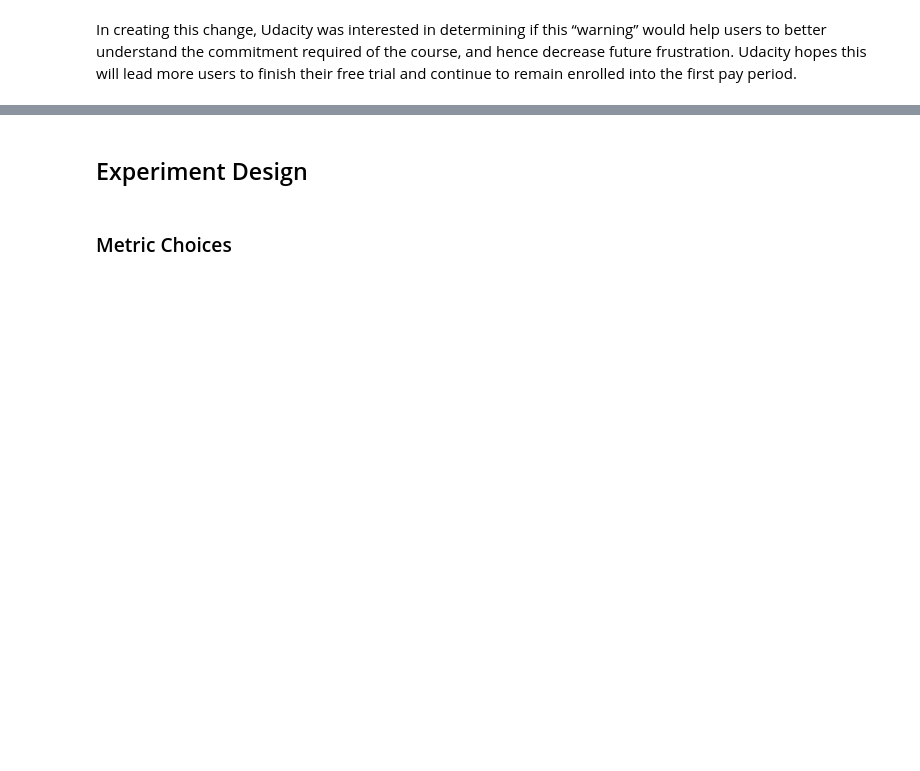
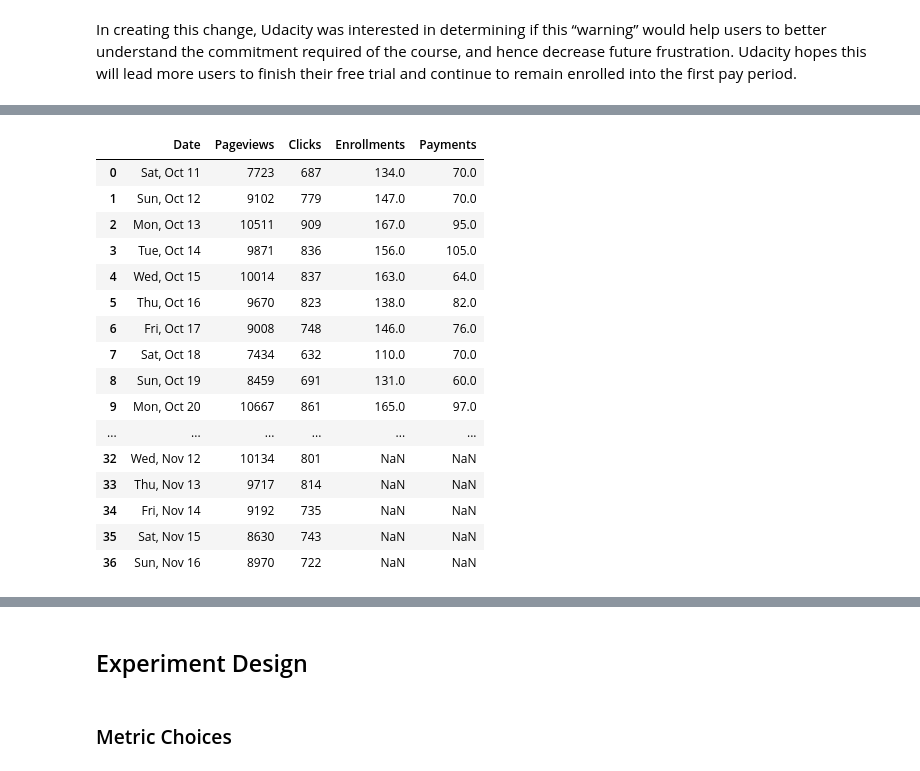
Before and after one commit to jaclynrich/design-analyze-ab-test, a Jupyter notebook: design-analyze-ab-test.ipynb, the cells around one changed output, grey strips where cells are left out. Cells and saved outputs as stored; diff of their text form; code cells hidden in the pictures; blank space fills up the shorter version.

```diff
--- a/design-analyze-ab-test.ipynb
+++ b/design-analyze-ab-test.ipynb
@@ -11,0 +32,23 @@ In creating this change, Udacity was interested in determining if this “warnin
+# %%
+# Experiment data - control group
+xlsx = pd.ExcelFile('experiment_results.xlsx')
+res_cont = pd.read_excel(xlsx, 'Control')
+res_cont
+# %% [output]
+|  | Date | Pageviews | Clicks | Enrollments | Payments |
+| 0 | Sat, Oct 11 | 7723 | 687 | 134.0 | 70.0 |
+| 1 | Sun, Oct 12 | 9102 | 779 | 147.0 | 70.0 |
+| 2 | Mon, Oct 13 | 10511 | 909 | 167.0 | 95.0 |
+| 3 | Tue, Oct 14 | 9871 | 836 | 156.0 | 105.0 |
+| 4 | Wed, Oct 15 | 10014 | 837 | 163.0 | 64.0 |
+| 5 | Thu, Oct 16 | 9670 | 823 | 138.0 | 82.0 |
+| 6 | Fri, Oct 17 | 9008 | 748 | 146.0 | 76.0 |
+| 7 | Sat, Oct 18 | 7434 | 632 | 110.0 | 70.0 |
+| 8 | Sun, Oct 19 | 8459 | 691 | 131.0 | 60.0 |
+| 9 | Mon, Oct 20 | 10667 | 861 | 165.0 | 97.0 |
+| ... | ... | ... | ... | ... | ... |
+| 32 | Wed, Nov 12 | 10134 | 801 | NaN | NaN |
+| 33 | Thu, Nov 13 | 9717 | 814 | NaN | NaN |
+| 34 | Fri, Nov 14 | 9192 | 735 | NaN | NaN |
+| 35 | Sat, Nov 15 | 8630 | 743 | NaN | NaN |
+| 36 | Sun, Nov 16 | 8970 | 722 | NaN | NaN |
```
Also changed, not shown: parts of 29 cells of this notebook.
